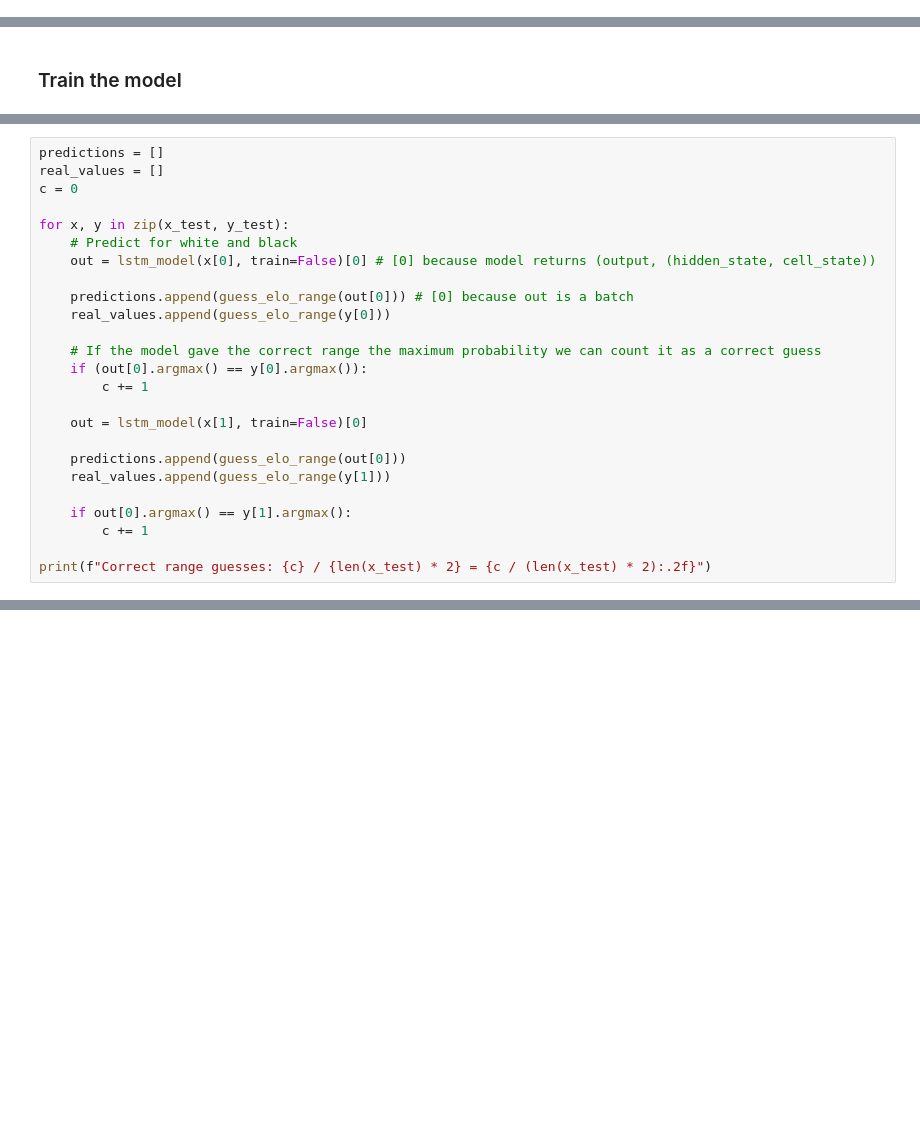
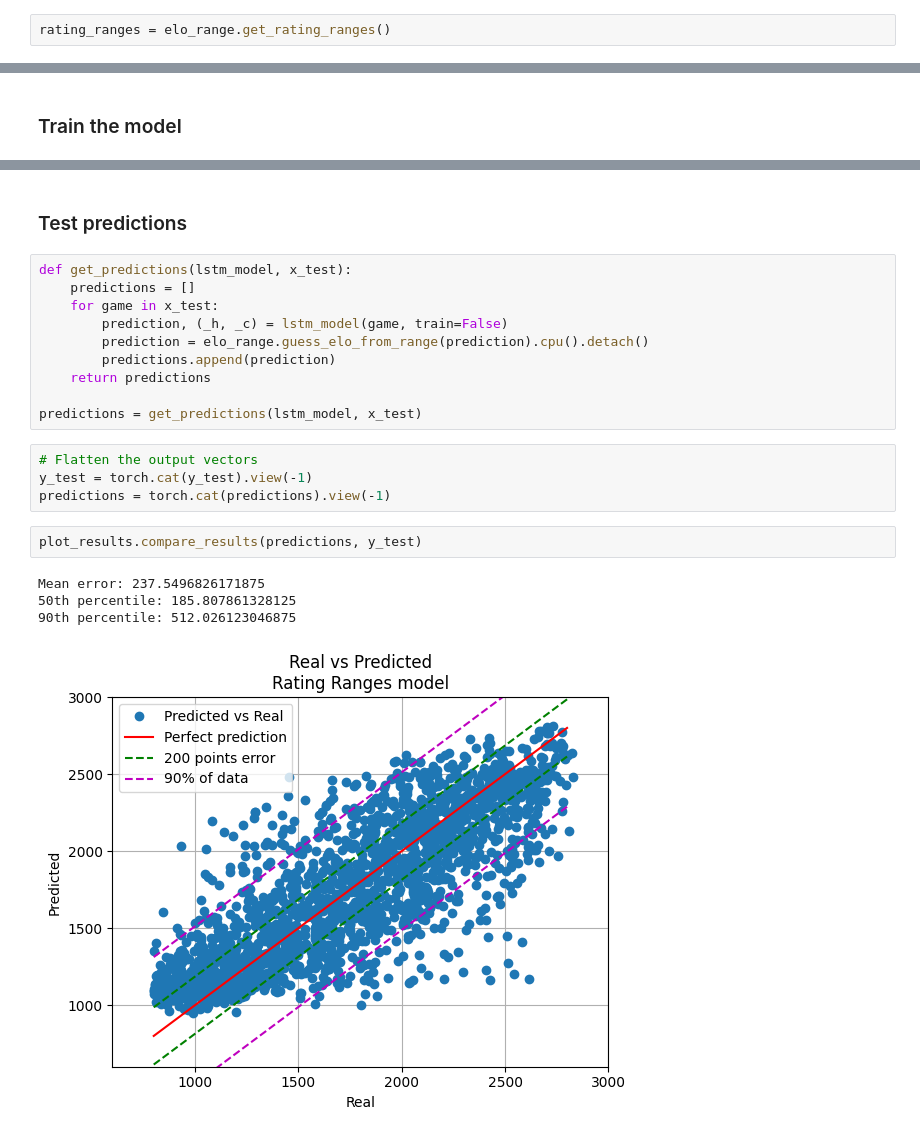
Before and after one commit to HliasOuzounis/Ai-Guess-the-elo, a Jupyter notebook: models/rating_ranges/lstm_train_rating_ranges.ipynb, the cells around one changed output, grey strips where cells are left out. Saved outputs shown, nothing was run; the diff lists cells and outputs as text; blank space fills up the shorter version.

```diff
--- a/models/rating_ranges/lstm_train_rating_ranges.ipynb
+++ b/models/rating_ranges/lstm_train_rating_ranges.ipynb
@@ -3,2 +20,4 @@ import torch
+# %%
+rating_ranges = elo_range.get_rating_ranges()
 # %% [markdown]
 ### Load Analyzed Games
@@ -160,25 +79,0 @@ The predictions of the model are compared to a random guessing and a constant gu
-# %%
-predictions = []
-real_values = []
-c = 0
-
-for x, y in zip(x_test, y_test):
-    # Predict for white and black
-    out = lstm_model(x[0], train=False)[0] # [0] because model returns (output, (hidden_state, cell_state))
-
-    predictions.append(guess_elo_range(out[0])) # [0] because out is a batch
-    real_values.append(guess_elo_range(y[0]))
-
-    # If the model gave the correct range the maximum probability we can count it as a correct guess
-    if (out[0].argmax() == y[0].argmax()):
-        c += 1
-
-    out = lstm_model(x[1], train=False)[0]
-
-    predictions.append(guess_elo_range(out[0]))
-    real_values.append(guess_elo_range(y[1]))
-
-    if out[0].argmax() == y[1].argmax():
-        c += 1
-
-print(f"Correct range guesses: {c} / {len(x_test) * 2} = {c / (len(x_test) * 2):.2f}")
@@ -293,0 +91,23 @@ Average difference: 481.68 elo
+# %% [markdown]
+### Test predictions
+# %%
+def get_predictions(lstm_model, x_test):
+    predictions = []
+    for game in x_test:
+        prediction, (_h, _c) = lstm_model(game, train=False)
+        prediction = elo_range.guess_elo_from_range(prediction).cpu().detach()
+        predictions.append(prediction)
+    return predictions
+
+predictions = get_predictions(lstm_model, x_test)
+# %%
+# Flatten the output vectors
+y_test = torch.cat(y_test).view(-1)
+predictions = torch.cat(predictions).view(-1)
+# %%
+plot_results.compare_results(predictions, y_test)
+# %% [output]
+Mean error: 237.5496826171875
+50th percentile: 185.807861328125
+90th percentile: 512.026123046875
+[figure, added]
```
Also changed, not shown: parts of 29 cells of this notebook, 5 other files.
